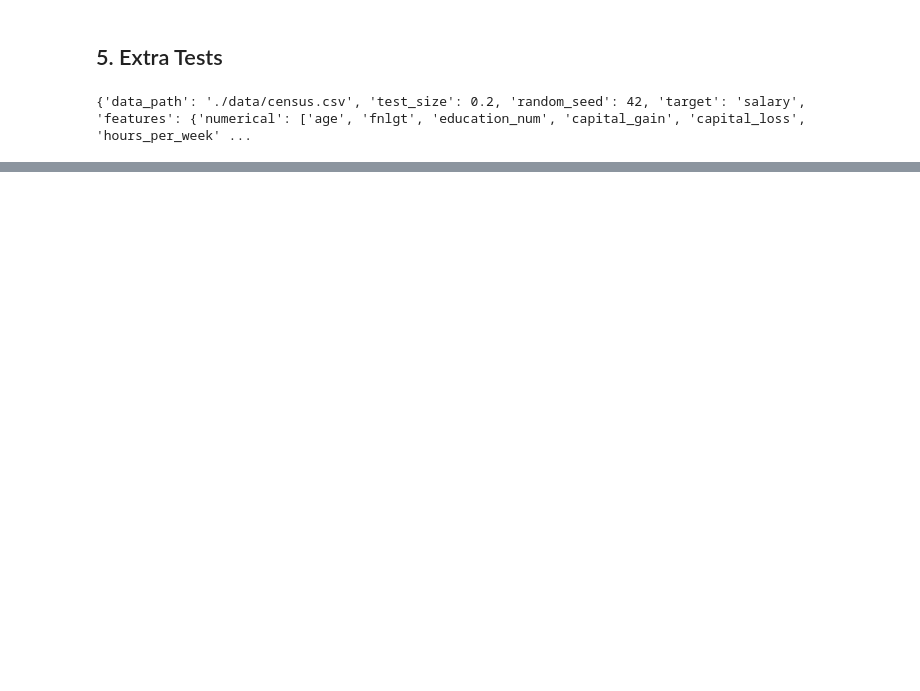
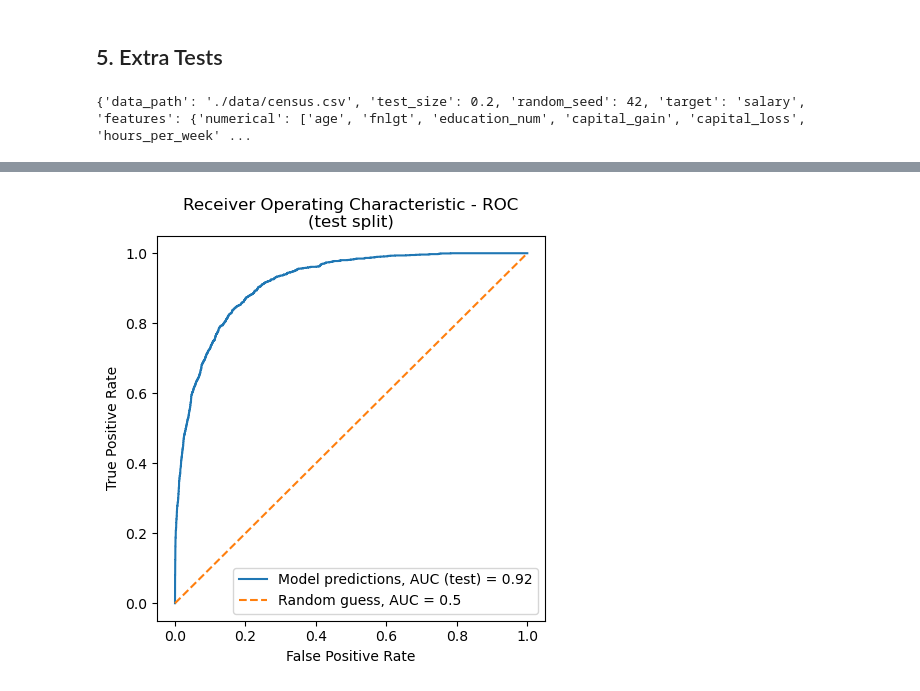
Before and after one commit to mxagar/census_model_deployment_fastapi, a Jupyter notebook: census_notebook.ipynb, the cells around one changed output, grey strips where cells are left out. Drawn from its saved outputs; the diff is of its cells as text; code cells hidden in the pictures; blank space fills up the shorter version.

```diff
--- a/census_notebook.ipynb
+++ b/census_notebook.ipynb
@@ -346,0 +398,28 @@ Prediction:
+# %%
+df_train, df_test, config = cs.run_setup(config_filename='config.yaml', config=config)
+X_test, y_test, processing_parameters = cs.run_processing(df_test,
+                                                       config,
+                                                       training=False,
+                                                       processing_parameters=processing_parameters)
+# %%
+from sklearn.metrics import roc_curve
+
+def plot_roc_curve(model, X_test, y_test, title, filename):
+    """Plot ROC curve."""
+    y_pred = model.predict_proba(X_test)[:, 1]
+    auc = roc_auc_score(y_test, y_pred)
+    fpr, tpr, thresholds = roc_curve(y_test, y_pred, pos_label=None)
+    plt.figure(figsize=(5,5))
+    plt.title(f'Receiver Operating Characteristic - ROC\n({title})')
+    plt.plot(fpr, tpr, label=f"Model predictions, AUC (test) = {round(auc,2)}")
+    plt.plot([0, 1], ls="--", label="Random guess, AUC = 0.5")
+    plt.ylabel('True Positive Rate')
+    plt.xlabel('False Positive Rate')
+    plt.legend()
+    plt.savefig(f'./assets/{filename}', dpi=200, transparent=False, bbox_inches='tight')
+
+title = "test split"
+filename = "model_roc_curve_test.png"
+plot_roc_curve(model, X_test, y_test, title, filename)
+# %% [output]
+[figure, added]
```
Also changed, not shown: parts of 15 cells of this notebook.
